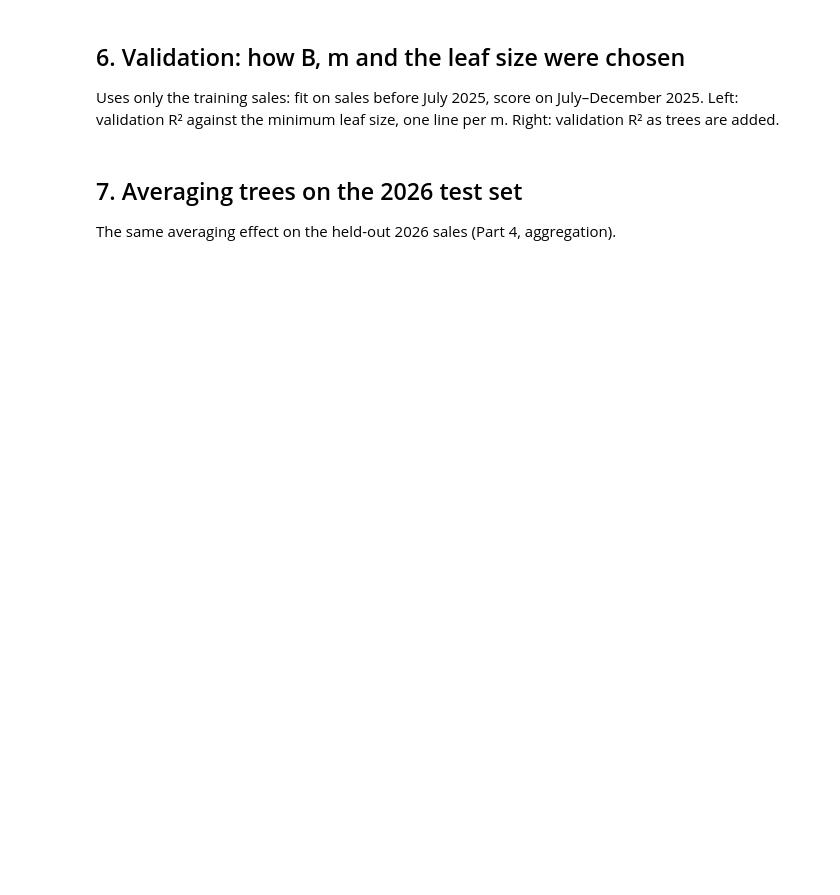
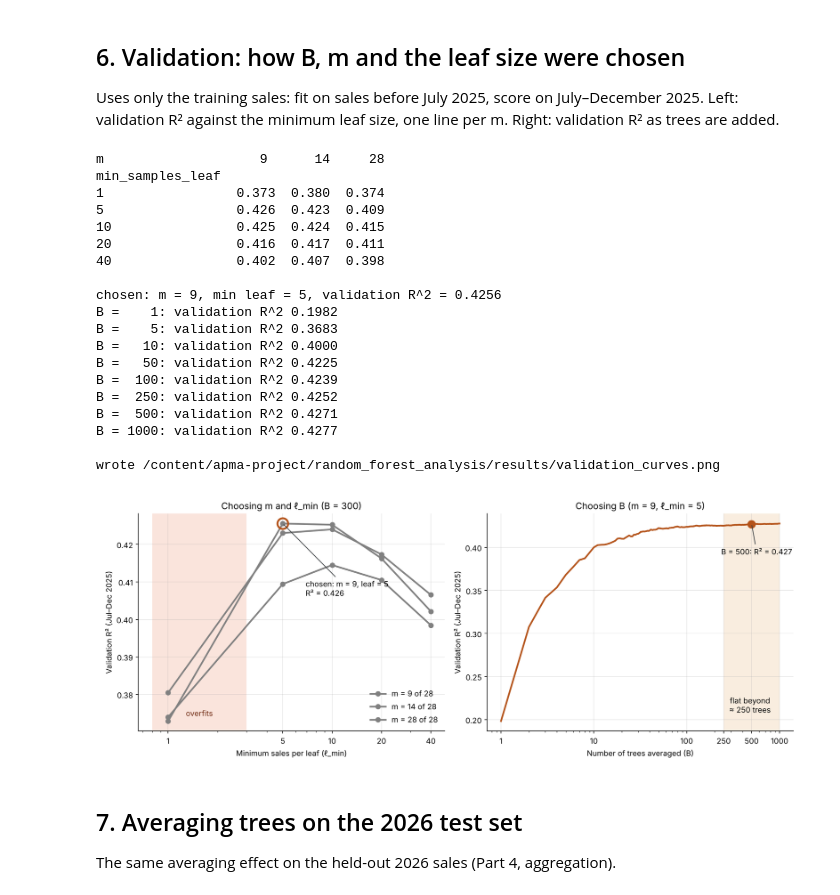
Before and after one commit to ajavakhishvili16/APMA-PROJECT, a Jupyter notebook: random_forest_analysis/rf_vs_ols_colab.ipynb, the cells around one changed output. Cells and saved outputs as stored; diff of their text form; code cells hidden in the pictures; blank space fills up the shorter version.

```diff
--- a/random_forest_analysis/rf_vs_ols_colab.ipynb
+++ b/random_forest_analysis/rf_vs_ols_colab.ipynb
@@ -56,9 +118,30 @@ Image('rf_results/rf_partial_dependence.png')
 Uses only the training sales: fit on sales before July 2025, score on July–December 2025.
 Left: validation R² against the minimum leaf size, one line per m. Right: validation R² as trees are added.
 # %%
-!python validation.py
+!python src/validation.py
 from IPython.display import Image
-Image('rf_results/validation_curves.png')
+Image('results/validation_curves.png')
+# %% [output]
+m                    9      14     28
+min_samples_leaf
+1                 0.373  0.380  0.374
+5                 0.426  0.423  0.409
+10                0.425  0.424  0.415
+20                0.416  0.417  0.411
+40                0.402  0.407  0.398
+
+chosen: m = 9, min leaf = 5, validation R^2 = 0.4256
+B =    1: validation R^2 0.1982
+B =    5: validation R^2 0.3683
+B =   10: validation R^2 0.4000
+B =   50: validation R^2 0.4225
+B =  100: validation R^2 0.4239
+B =  250: validation R^2 0.4252
+B =  500: validation R^2 0.4271
+B = 1000: validation R^2 0.4277
+
+wrote /content/apma-project/random_forest_analysis/results/validation_curves.png
+[figure, added]
 # %% [markdown]
 ## 7. Averaging trees on the 2026 test set
 
```
Also changed, not shown: parts of 9 cells of this notebook, 1 other file.
